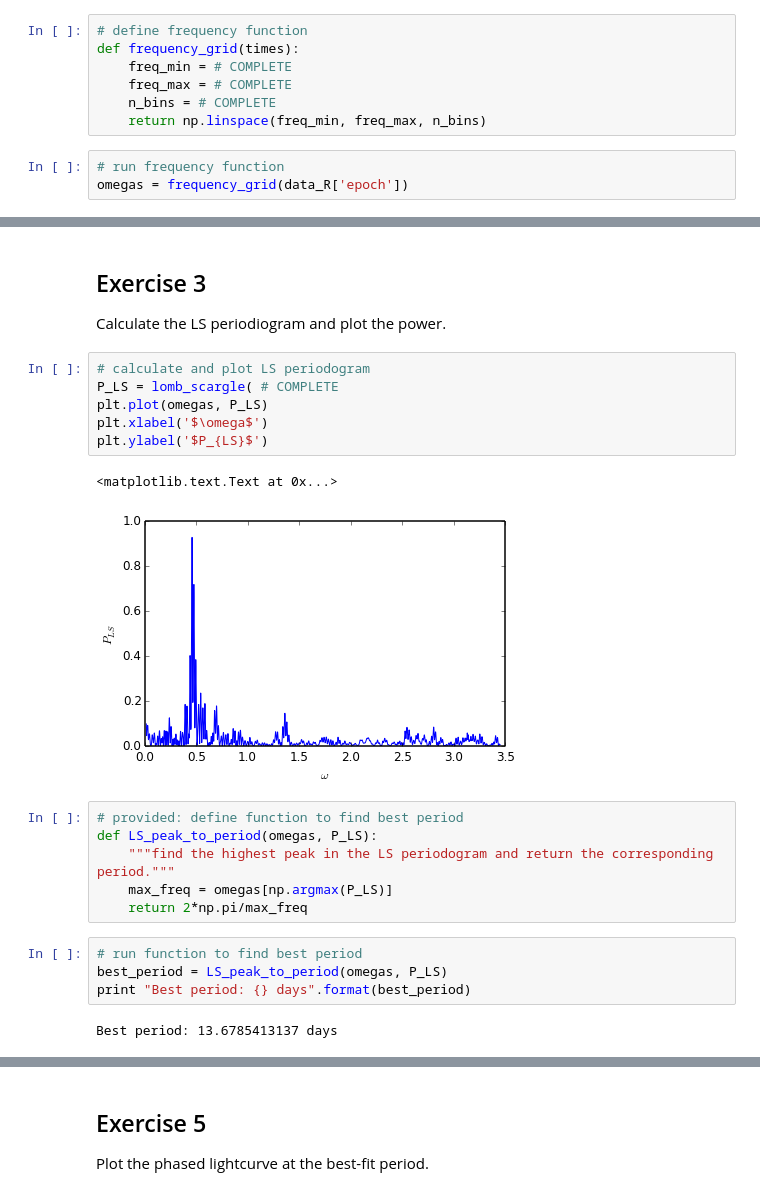
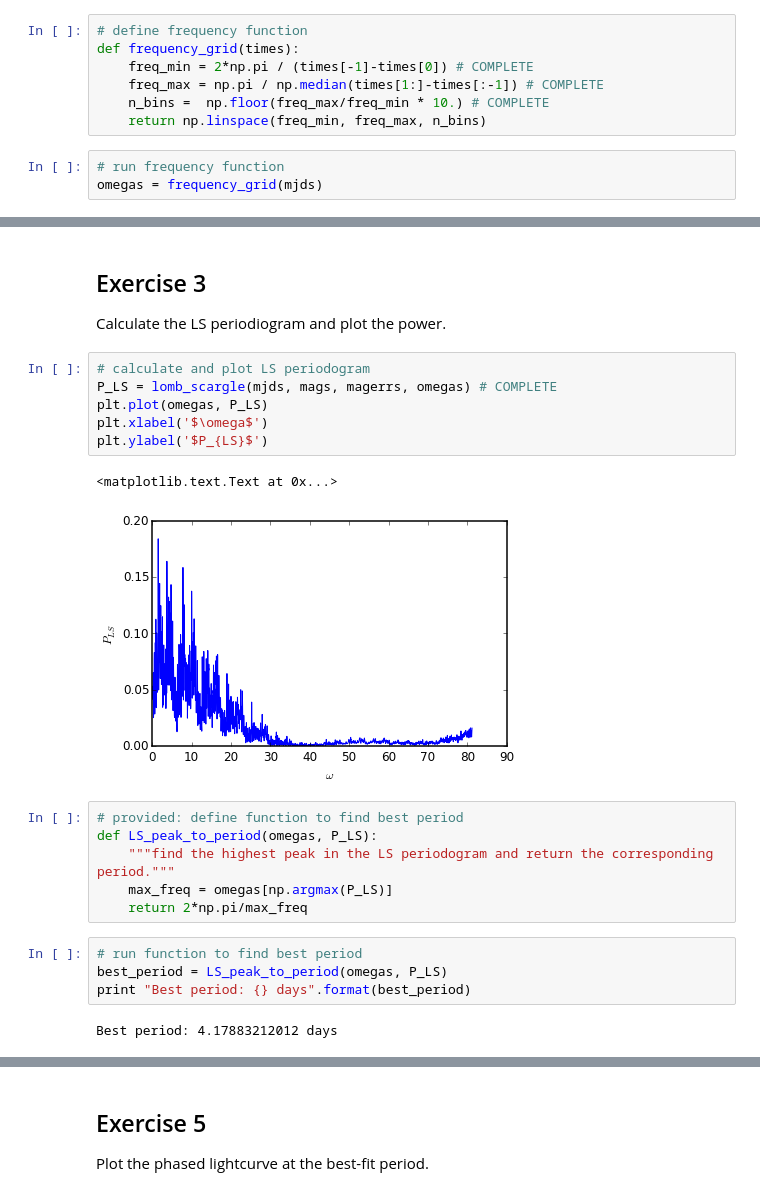
Before and after one commit to ebellm/ztf_summerschool_2015, a Jupyter notebook: notebooks/Period_Finding.ipynb, the cells around one changed output, grey strips where cells are left out. Saved outputs shown, nothing was run; the diff lists cells and outputs as text.

```diff
--- a/notebooks/Period_Finding.ipynb
+++ b/notebooks/Period_Finding.ipynb
@@ -69,13 +70,13 @@ Generate a linear grid of frequencies with `np.linspace` using bins of 0.1 dt.
 # %%
 # define frequency function
 def frequency_grid(times):
-    freq_min = # COMPLETE
-    freq_max = # COMPLETE
-    n_bins = # COMPLETE
+    freq_min = 2*np.pi / (times[-1]-times[0]) # COMPLETE
+    freq_max = np.pi / np.median(times[1:]-times[:-1]) # COMPLETE
+    n_bins =  np.floor(freq_max/freq_min * 10.) # COMPLETE
     return np.linspace(freq_min, freq_max, n_bins)
 # %%
 # run frequency function
-omegas = frequency_grid(data_R['epoch'])
+omegas = frequency_grid(mjds)
 # %% [markdown]
 In some cases you'll want to generate the frequency grid by hand, either to extend to higher frequencies (shorter periods) than found by default, to avoid generating too many bins, or to get a more precise estimate of the period.  In that case use the following code:
 # %%
@@ -91,13 +92,13 @@ def alt_frequency_grid(Pmin, Pmax):
 Calculate the LS periodiogram and plot the power.
 # %%
 # calculate and plot LS periodogram
-P_LS = lomb_scargle( # COMPLETE
+P_LS = lomb_scargle(mjds, mags, magerrs, omegas) # COMPLETE
 plt.plot(omegas, P_LS)
 plt.xlabel('$\omega$')
 plt.ylabel('$P_{LS}$')
 # %% [output]
 <matplotlib.text.Text at 0x...>
-[figure, old version]
+[figure, new version]
 # %%
 # provided: define function to find best period
 def LS_peak_to_period(omegas, P_LS):
@@ -109,7 +110,7 @@ def LS_peak_to_period(omegas, P_LS):
 best_period = LS_peak_to_period(omegas, P_LS)
 print "Best period: {} days".format(best_period)
 # %% [output]
-Best period: 13.6785413137 days
+Best period: 4.17883212012 days
 # %% [markdown]
 ## Exercise 4
 Complete this function that returns the phase of an observation (in the range 0-1) given its period.  For simplicity set the zero of the phase to be the time of the initial observation.
```
Also changed, not shown: parts of 7 cells of this notebook.
